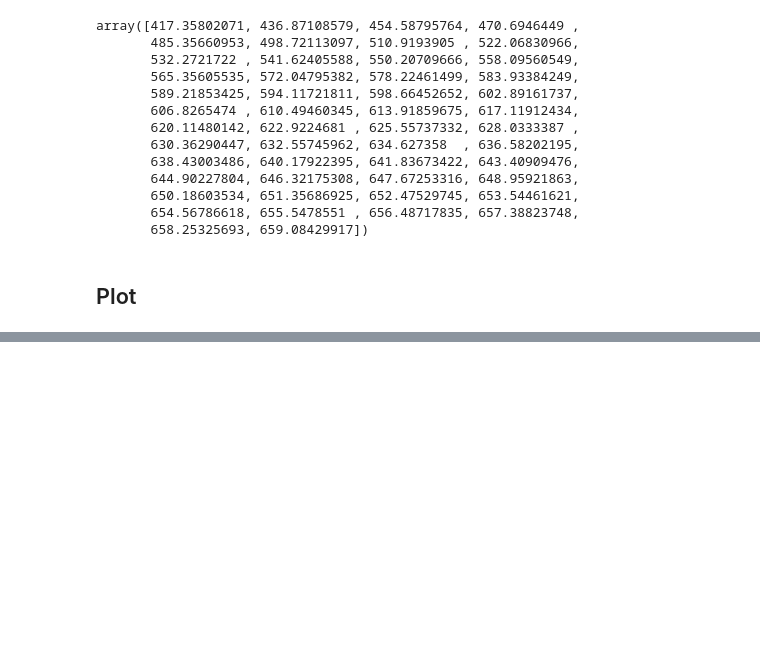
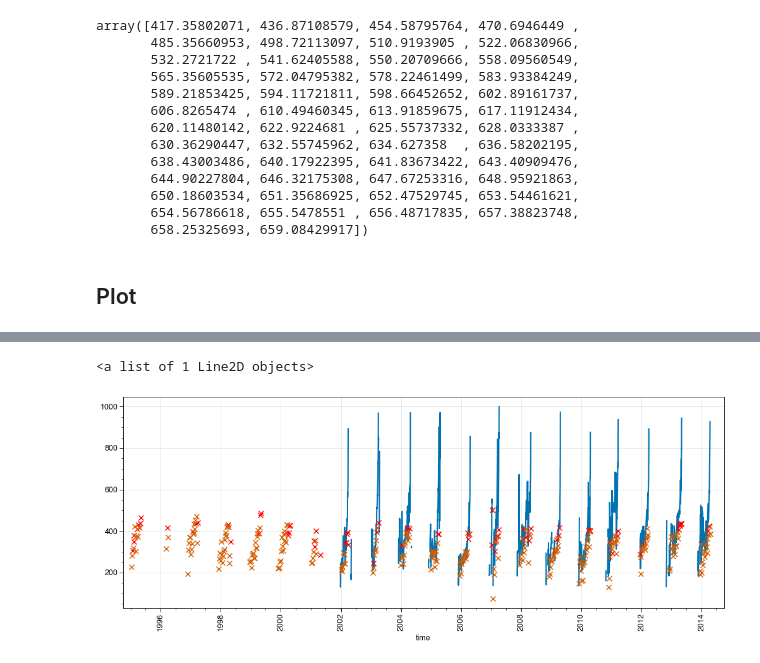
Before and after one commit to mickaellalande/SnowC2, a Jupyter notebook: CLASSIC/in_situ/rho_max.ipynb, the cells around one changed output, grey strips where cells are left out. Drawn from its saved outputs; the diff is of its cells as text; code cells hidden in the pictures; blank space fills up the shorter version.

```diff
--- a/CLASSIC/in_situ/rho_max.ipynb
+++ b/CLASSIC/in_situ/rho_max.ipynb
@@ -131,0 +427,9 @@ fig.save('img/rho_max_vs_sd.jpg')
+# %%
+%matplotlib widget
+pplt.subplots(figsize=(10, 4))
+(ds_d_obs.snw_auto/ds_d_obs.snd_auto).where(ds_d_obs.snw_auto/ds_d_obs.snd_auto < 1000).where(ds_d_obs.snd_auto > 0.1).plot()
+(ds_d_obs.snw_man/ds_d_obs.snd_man).where(ds_tsn_d >= 0).plot(marker='x', color='red')
+(ds_d_obs.snw_man/ds_d_obs.snd_man).where(ds_tsn_d < 0).plot(marker='x')
+# %% [output]
+<a list of 1 Line2D objects>
+[figure, added]
```
Also changed, not shown: parts of 58 cells of this notebook, 5 other files.
